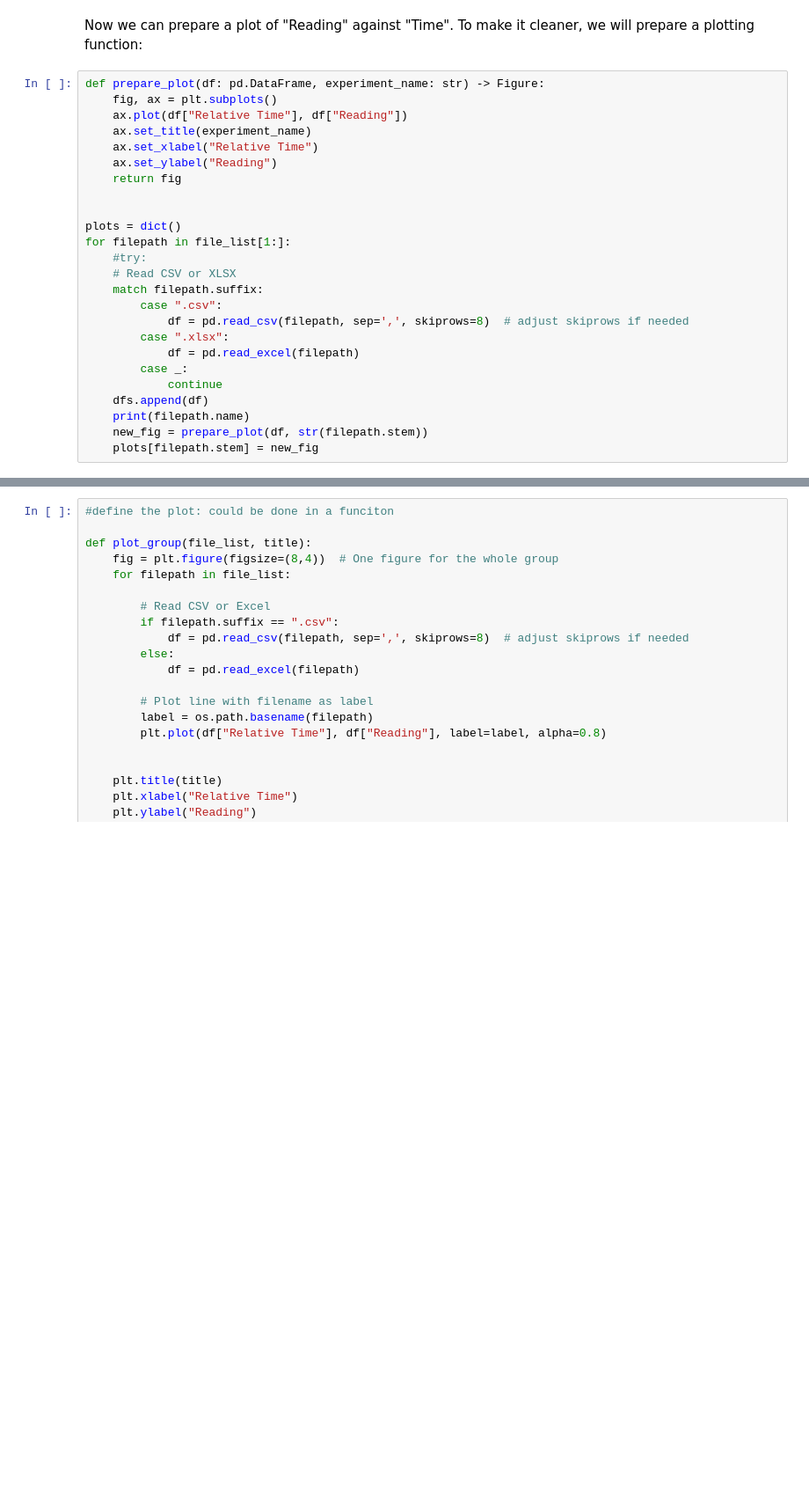
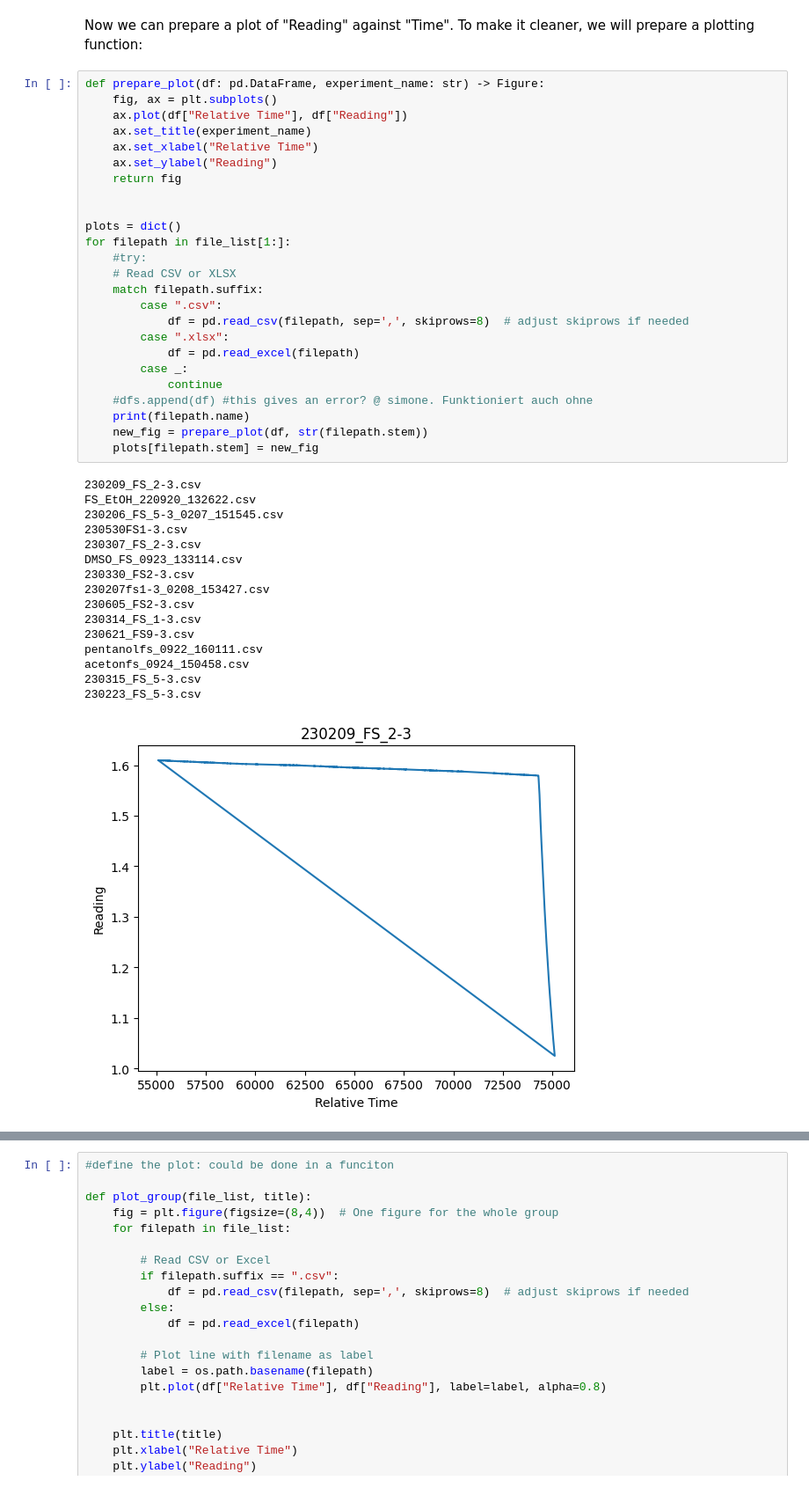
Before and after one commit to empa-scientific-it/openbis-renku, a Jupyter notebook: openBIS-Conenction.ipynb, the cells around one changed output, grey strips where cells are left out. Shown at 88% size. Saved outputs shown, nothing was run; the diff lists cells and outputs as text; blank space fills up the shorter version.

```diff
--- a/openBIS-Conenction.ipynb
+++ b/openBIS-Conenction.ipynb
@@ -85,25 +124,42 @@ To make it cleaner, we will prepare a plotting function:
 # %%
 def prepare_plot(df: pd.DataFrame, experiment_name: str) -> Figure:
     fig, ax = plt.subplots()
     ax.plot(df["Relative Time"], df["Reading"])
     ax.set_title(experiment_name)
     ax.set_xlabel("Relative Time")
     ax.set_ylabel("Reading")
     return fig
 
 
 plots = dict()
 for filepath in file_list[1:]:
     #try:
     # Read CSV or XLSX
     match filepath.suffix:
         case ".csv":
             df = pd.read_csv(filepath, sep=',', skiprows=8)  # adjust skiprows if needed
         case ".xlsx":
             df = pd.read_excel(filepath)
         case _:
             continue
-    dfs.append(df)
+    #dfs.append(df) #this gives an error? @ simone. Funktioniert auch ohne
     print(filepath.name)
     new_fig = prepare_plot(df, str(filepath.stem))
     plots[filepath.stem] = new_fig
+# %% [output]
+230209_FS_2-3.csv
+FS_EtOH_220920_132622.csv
+230206_FS_5-3_0207_151545.csv
+230530FS1-3.csv
+230307_FS_2-3.csv
+DMSO_FS_0923_133114.csv
+230330_FS2-3.csv
+230207fs1-3_0208_153427.csv
+230605_FS2-3.csv
+230314_FS_1-3.csv
+230621_FS9-3.csv
+pentanolfs_0922_160111.csv
+acetonfs_0924_150458.csv
+230315_FS_5-3.csv
+230223_FS_5-3.csv
+[figure, added]
```
Also changed, not shown: parts of 17 cells of this notebook.
